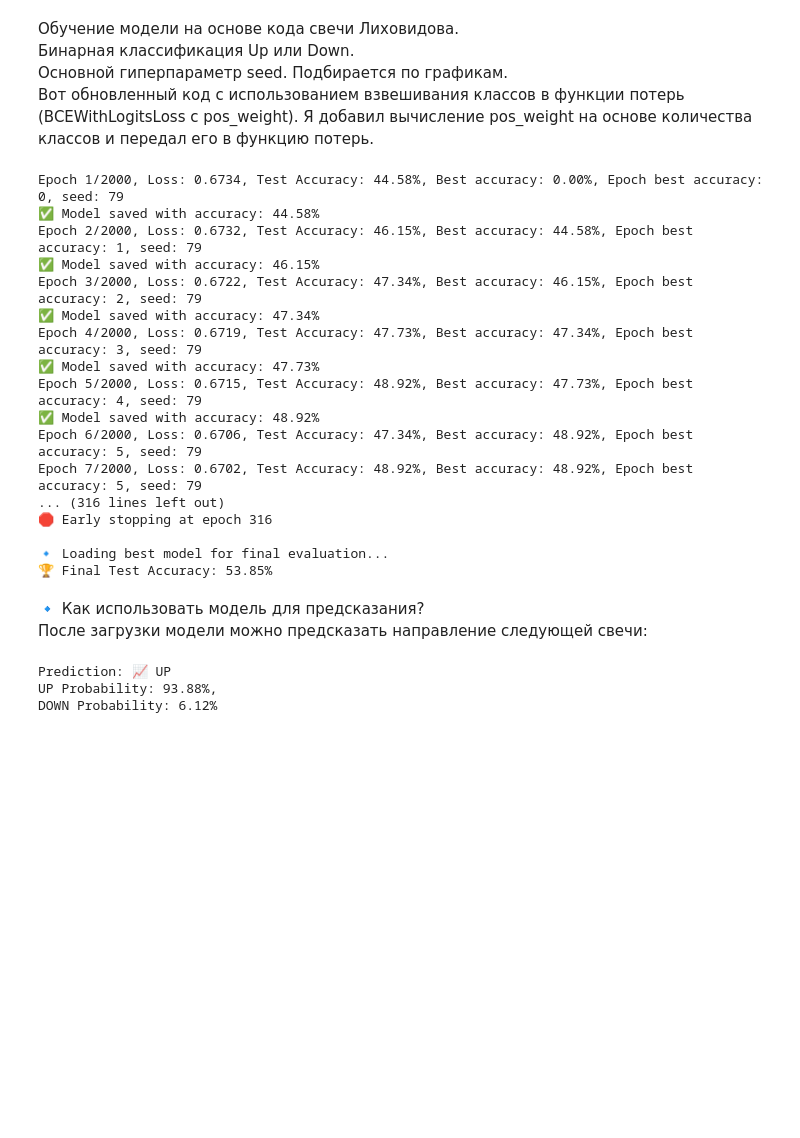
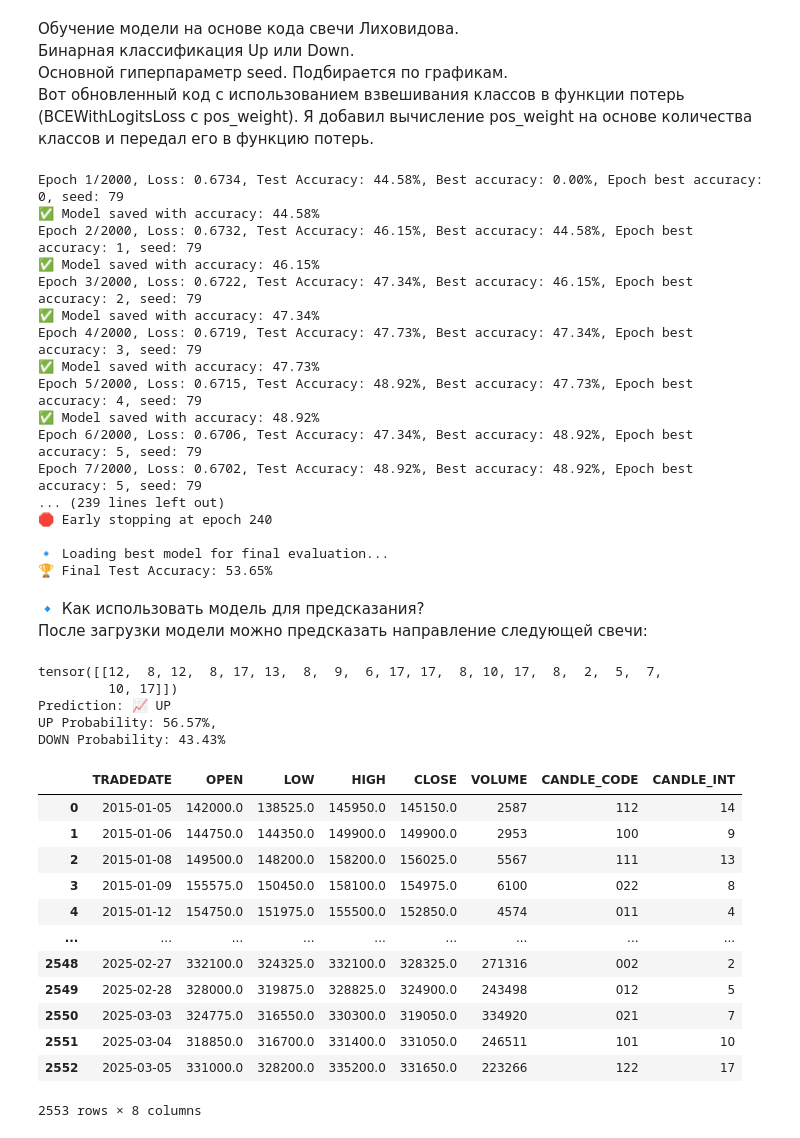
Before and after one commit to Alkor135/quote_prepare, a Jupyter notebook: MIX_fut_lihovidov_model/first_model_MIX_01.ipynb, the cells around one changed output. Saved outputs shown, nothing was run; the diff lists cells and outputs as text; code cells hidden in the pictures; blank space fills up the shorter version.

```diff
--- a/MIX_fut_lihovidov_model/first_model_MIX_01.ipynb
+++ b/MIX_fut_lihovidov_model/first_model_MIX_01.ipynb
@@ -16,6 +16,7 @@ import random
 from pathlib import Path
 from torch.utils.data import Dataset, DataLoader
 
+# === Функция для фиксации случайных чисел ===
 def set_seed(seed=42):
     random.seed(seed)
     np.random.seed(seed)
@@ -27,14 +28,19 @@ def set_seed(seed=42):
 seed_var = 79
 set_seed(seed_var)
 
+# === Загрузка данных ===
 db_path = Path(r'C:\Users\Alkor\gd\data_quote_db\MIX_futures_day.db')
-
 with sqlite3.connect(db_path) as conn:
     df_fut = pd.read_sql_query(
-        "SELECT TRADEDATE, OPEN, LOW, HIGH, CLOSE, VOLUME FROM Day",
+        """
+        SELECT TRADEDATE, OPEN, LOW, HIGH, CLOSE, VOLUME
+        FROM Day
+        ORDER BY TRADEDATE
+        """,
         conn
     )
 
+# === Функция кодирования свечей ===
 def encode_candle(row):
     open_, low, high, close = row['OPEN'], row['LOW'], row['HIGH'], row['CLOSE']
     direction = 1 if close > open_ else (0 if close < open_ else 2)
@@ -49,6 +55,7 @@ def encode_candle(row):
 
 df_fut['CANDLE_CODE'] = df_fut.apply(encode_candle, axis=1)
 
+# === Преобразование кодов в числа ===
 unique_codes = sorted(df_fut['CANDLE_CODE'].unique())
 code_to_int = {code: i for i, code in enumerate(unique_codes)}
 df_fut['CANDLE_INT'] = df_fut['CANDLE_CODE'].map(code_to_int)
@@ -56,6 +63,7 @@ df_fut['CANDLE_INT'] = df_fut['CANDLE_CODE'].map(code_to_int)
 window_size = 20
 predict_offset = 1
 
+# === Подготовка данных. Создание последовательностей (датасетов). ===
 X, y = [], []
 for i in range(len(df_fut) - window_size - predict_offset):
     X.append(df_fut['CANDLE_INT'].iloc[i:i+window_size].values)
@@ -66,13 +74,17 @@ for i in range(len(df_fut) - window_size - predict_offset):
 
 X, y = np.array(X), np.array(y)
 
+# === Разделение на обучающую и тестовую выборки ===
 split = int(0.8 * len(X))
 X_train, y_train = X[:split], y[:split]
 X_test, y_test = X[split:], y[split:]
 
+# === Взвешивание классов ===
 class_counts = np.bincount(y_train)
-pos_weight = torch.tensor([class_counts[0] / class_counts[1]], dtype=torch.float32)
+# pos_weight = torch.tensor([class_counts[0] / class_counts[1]], dtype=torch.float32)
+pos_weight = torch.tensor([class_counts[0] / class_counts[1]]) if class_counts[1] > 0 else torch.tensor([1.0])
 
+# === Создание DataLoader ===
 class CandlestickDataset(Dataset):
     def __init__(self, X, y):
         self.X = torch.tensor(X, dtype=torch.long)
@@ -84,6 +96,7 @@ class CandlestickDataset(Dataset):
     def __getitem__(self, idx):
         return self.X[idx], self.y[idx]
 
+# === Инициализация генератора случайных чисел для каждого воркера ===
 def seed_worker(worker_id):
     np.random.seed(42 + worker_id)
     random.seed(42 + worker_id)
@@ -94,6 +107,7 @@ test_dataset = CandlestickDataset(X_test, y_test)
 train_loader = DataLoader(train_dataset, batch_size=32, shuffle=True, worker_init_fn=seed_worker)
 test_loader = DataLoader(test_dataset, batch_size=32, shuffle=False, worker_init_fn=seed_worker)
 
+# === Определение модели ===
 class CandleLSTM(nn.Module):
     def __init__(self, vocab_size, embedding_dim, hidden_dim, output_dim):
         super(CandleLSTM, self).__init__()
@@ -107,18 +121,21 @@ class CandleLSTM(nn.Module):
         x = self.fc(x[:, -1, :])
         return x  # Без sigmoid, так как используем BCEWithLogitsLoss
 
+# === Выбор устройства ===
 device = torch.device("cuda" if torch.cuda.is_available() else "cpu")
 
+# === Инициализация модели ===
 model = CandleLSTM(
     vocab_size=len(unique_codes), embedding_dim=8, hidden_dim=32, output_dim=1
 ).to(device)
 
+# === Использование взвешивания классов ===
 criterion = nn.BCEWithLogitsLoss(pos_weight=pos_weight.to(device))
 optimizer = optim.Adam(model.parameters(), lr=0.001)
 
 best_accuracy = 0
 epoch_best_accuracy = 0
-model_path = "best_model_first_MIX.pth"
+model_path = "best_model_first_MIX_01.pth"
 early_stop_epochs = 200
 epochs_no_improve = 0
 
@@ -198,23 +215,26 @@ Epoch 5/2000, Loss: 0.6715, Test Accuracy: 48.92%, Best accuracy: 47.73%, Epoch
 ✅ Model saved with accuracy: 48.92%
 Epoch 6/2000, Loss: 0.6706, Test Accuracy: 47.34%, Best accuracy: 48.92%, Epoch best accuracy: 5, seed: 79
 Epoch 7/2000, Loss: 0.6702, Test Accuracy: 48.92%, Best accuracy: 48.92%, Epoch best accuracy: 5, seed: 79
-... (316 lines left out)
-🛑 Early stopping at epoch 316
+... (239 lines left out)
+🛑 Early stopping at epoch 240
 
 🔹 Loading best model for final evaluation...
-🏆 Final Test Accuracy: 53.85%
+🏆 Final Test Accuracy: 53.65%
 # %% [markdown]
 🔹 Как использовать модель для предсказания?
 После загрузки модели можно предсказать направление следующей свечи:
 # %%
+# === Предсказание следующей свечи ===
 # Загружаем модель
-model.load_state_dict(torch.load("best_model_first_MIX.pth"))
+model.load_state_dict(torch.load("best_model_first_MIX_01.pth"))
 model.eval()
 
 # Берем последние 20 свечей из df_fut
 last_sequence = torch.tensor(
     df_fut['CANDLE_INT'].iloc[-20:].values, dtype=torch.long
 ).unsqueeze(0).to(device)
+
+print(last_sequence)
 
 # Предсказание
 with torch.no_grad():
@@ -230,6 +250,24 @@ with torch.no_grad():
         f"DOWN Probability: {probability_down:.2%}"
     )
 # %% [output]
+tensor([[12,  8, 12,  8, 17, 13,  8,  9,  6, 17, 17,  8, 10, 17,  8,  2,  5,  7,
+         10, 17]])
 Prediction: 📈 UP
-UP Probability: 93.88%,
-DOWN Probability: 6.12%
+UP Probability: 56.57%,
+DOWN Probability: 43.43%
+# %%
+df_fut
+# %% [output]
+|  | TRADEDATE | OPEN | LOW | HIGH | CLOSE | VOLUME | CANDLE_CODE | CANDLE_INT |
+| 0 | 2015-01-05 | 142000.0 | 138525.0 | 145950.0 | 145150.0 | 2587 | 112 | 14 |
+| 1 | 2015-01-06 | 144750.0 | 144350.0 | 149900.0 | 149900.0 | 2953 | 100 | 9 |
+| 2 | 2015-01-08 | 149500.0 | 148200.0 | 158200.0 | 156025.0 | 5567 | 111 | 13 |
+| 3 | 2015-01-09 | 155575.0 | 150450.0 | 158100.0 | 154975.0 | 6100 | 022 | 8 |
+| 4 | 2015-01-12 | 154750.0 | 151975.0 | 155500.0 | 152850.0 | 4574 | 011 | 4 |
+| ... | ... | ... | ... | ... | ... | ... | ... | ... |
+| 2548 | 2025-02-27 | 332100.0 | 324325.0 | 332100.0 | 328325.0 | 271316 | 002 | 2 |
+| 2549 | 2025-02-28 | 328000.0 | 319875.0 | 328825.0 | 324900.0 | 243498 | 012 | 5 |
+| 2550 | 2025-03-03 | 324775.0 | 316550.0 | 330300.0 | 319050.0 | 334920 | 021 | 7 |
+| 2551 | 2025-03-04 | 318850.0 | 316700.0 | 331400.0 | 331050.0 | 246511 | 101 | 10 |
+| 2552 | 2025-03-05 | 331000.0 | 328200.0 | 335200.0 | 331650.0 | 223266 | 122 | 17 |
+2553 rows × 8 columns
```
Also changed, not shown: parts of 12 cells of this notebook, 4 other files.
